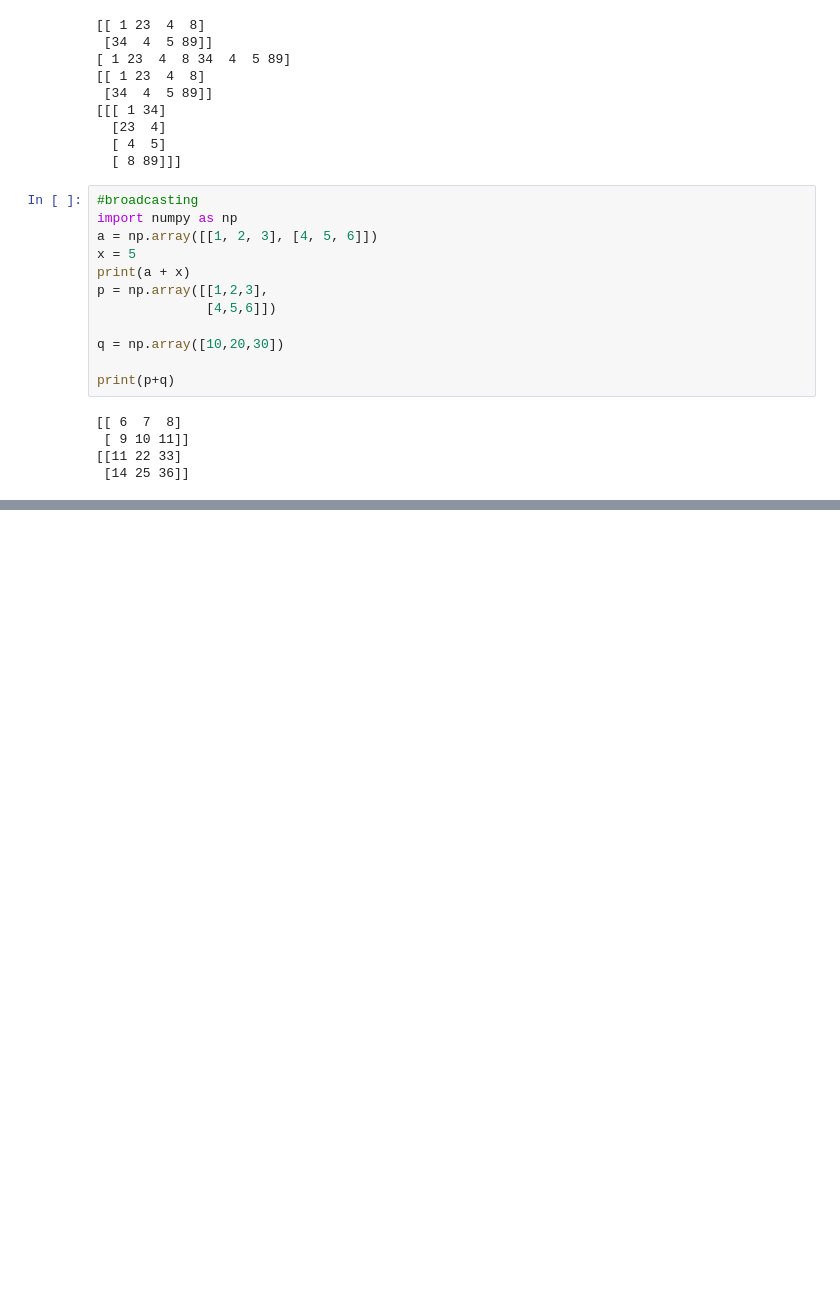
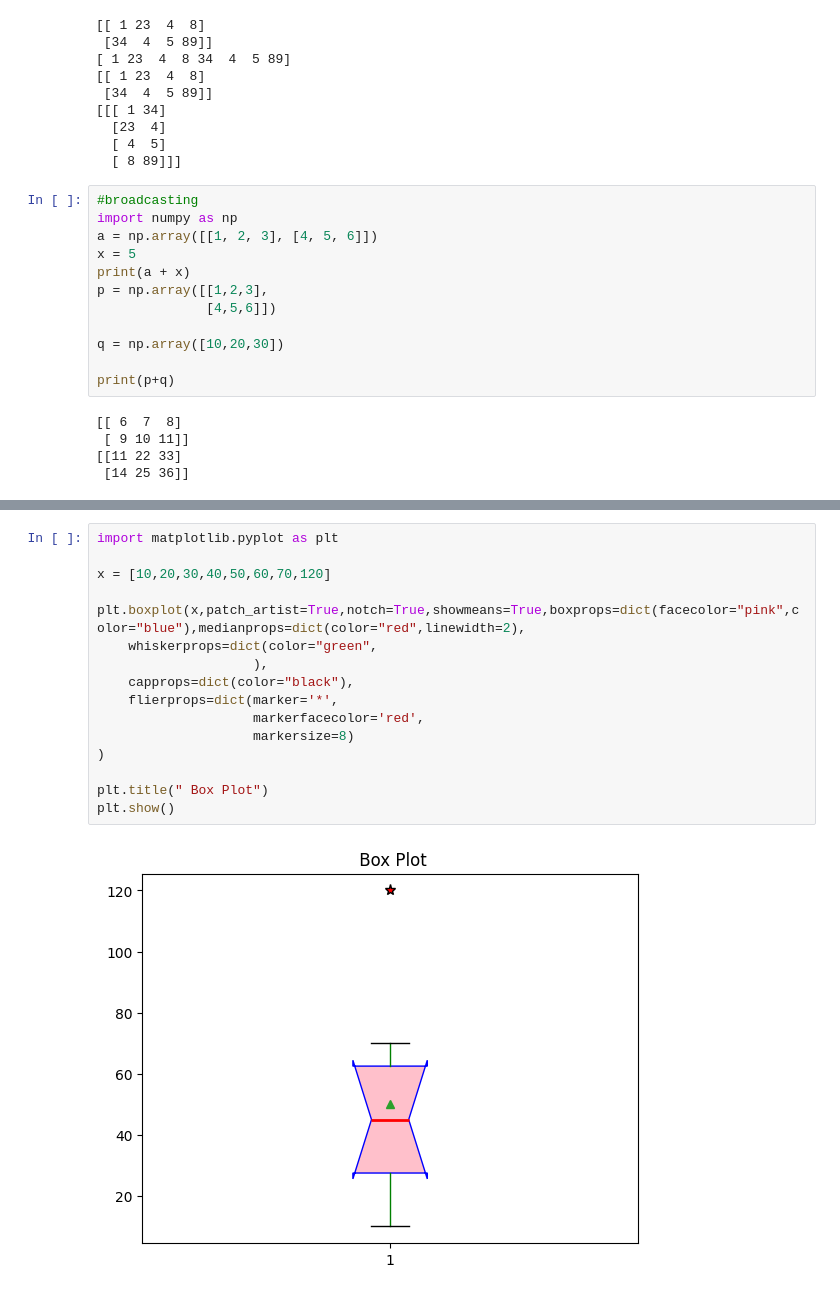
Before and after one commit to Deepika316/Mind_Wave_python, a Jupyter notebook: Numpy_mindwave.ipynb, the cells around one changed output, grey strips where cells are left out. Cells and saved outputs as stored; diff of their text form; blank space fills up the shorter version.

```diff
--- a/Numpy_mindwave.ipynb
+++ b/Numpy_mindwave.ipynb
@@ -137,0 +160,18 @@ print(p+q)
+# %%
+import matplotlib.pyplot as plt
+
+x = [10,20,30,40,50,60,70,120]
+
+plt.boxplot(x,patch_artist=True,notch=True,showmeans=True,boxprops=dict(facecolor="pink",color="blue"),medianprops=dict(color="red",linewidth=2),
+    whiskerprops=dict(color="green",
+                    ),
+    capprops=dict(color="black"),
+    flierprops=dict(marker='*',
+                    markerfacecolor='red',
+                    markersize=8)
+)
+
+plt.title(" Box Plot")
+plt.show()
+# %% [output]
+[figure, added]
```
Also changed, not shown: parts of 6 cells of this notebook.
